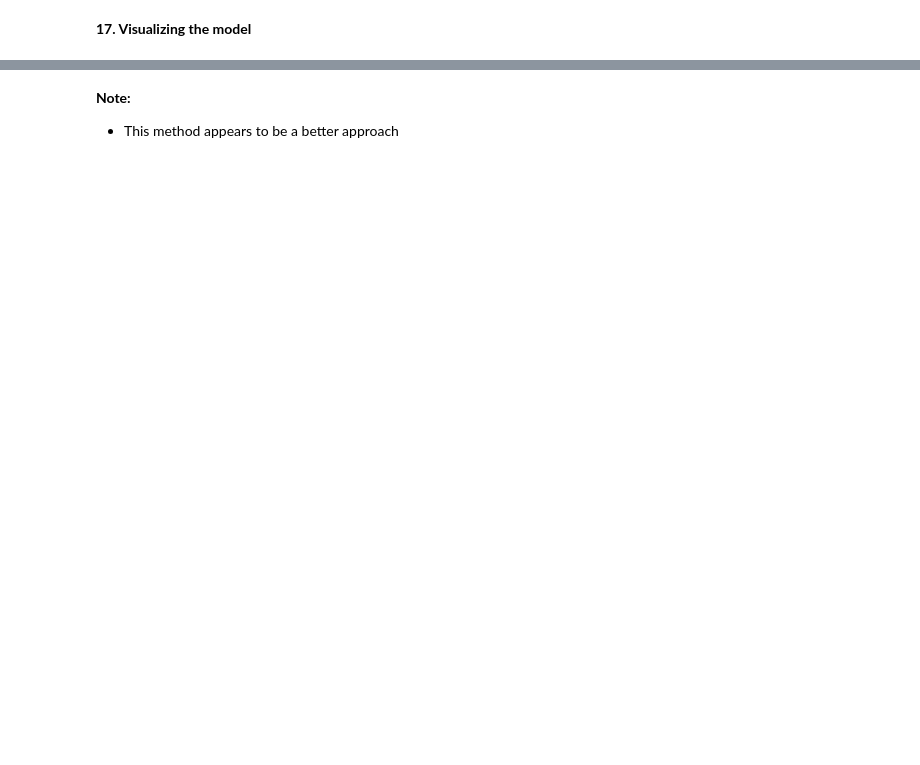
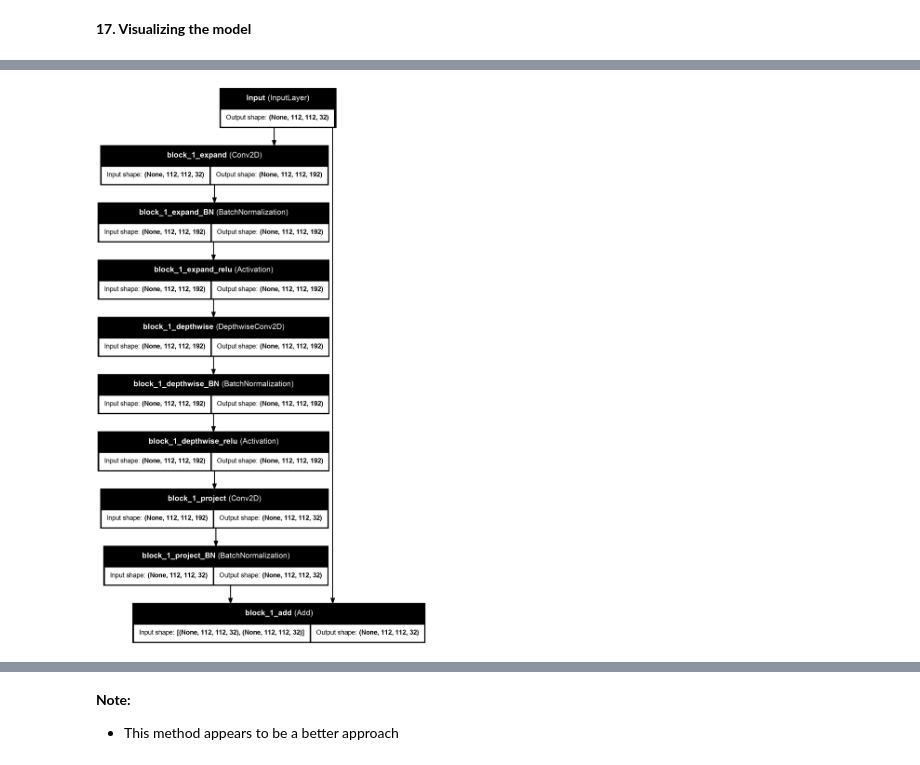
Before and after one commit to vigyannveshi/Learn_TensorFlow, a Jupyter notebook: 13_computer_vision_architectures/CP1/07_cp1.ipynb, the cells around one changed output, grey strips where cells are left out. Saved outputs shown, nothing was run; the diff lists cells and outputs as text; code cells hidden in the pictures; blank space fills up the shorter version.

```diff
--- a/13_computer_vision_architectures/CP1/07_cp1.ipynb
+++ b/13_computer_vision_architectures/CP1/07_cp1.ipynb
@@ -23,0 +27,7 @@ from models.model import BIR_BLOCK,InceptionBlock,QUICKSAL_encoder,QUICKSAL_deco
+# %%
+inputs = tf.keras.layers.Input((112,112,32),name = 'Input')
+outputs = BIR_BLOCK(32,32,6,name = 'block_1').call(inputs)
+bir_block = tf.keras.models.Model(inputs,outputs)
+kr.utils.plot_model(bir_block,show_shapes=True, show_layer_names= True)
+# %% [output]
+[figure, added]
```
Also changed, not shown: parts of 2 cells of this notebook, 5 other files.
